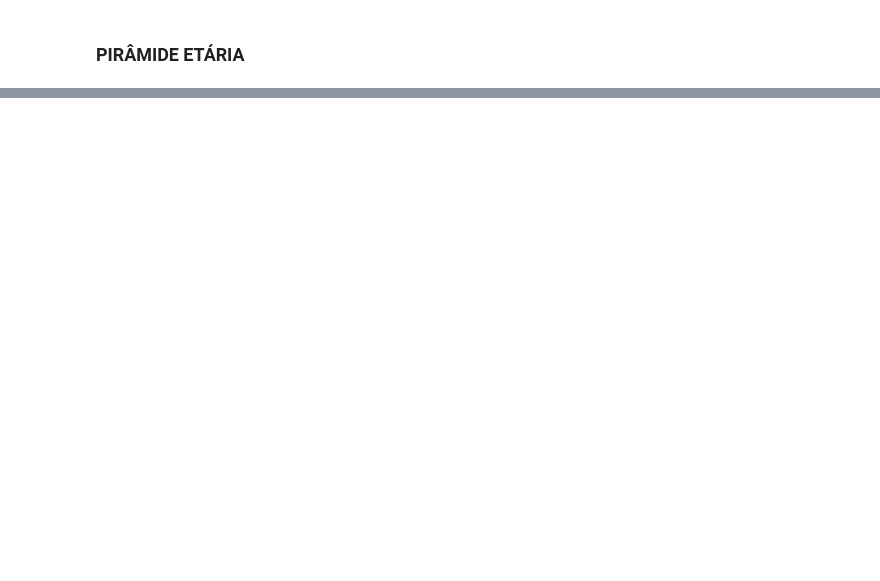
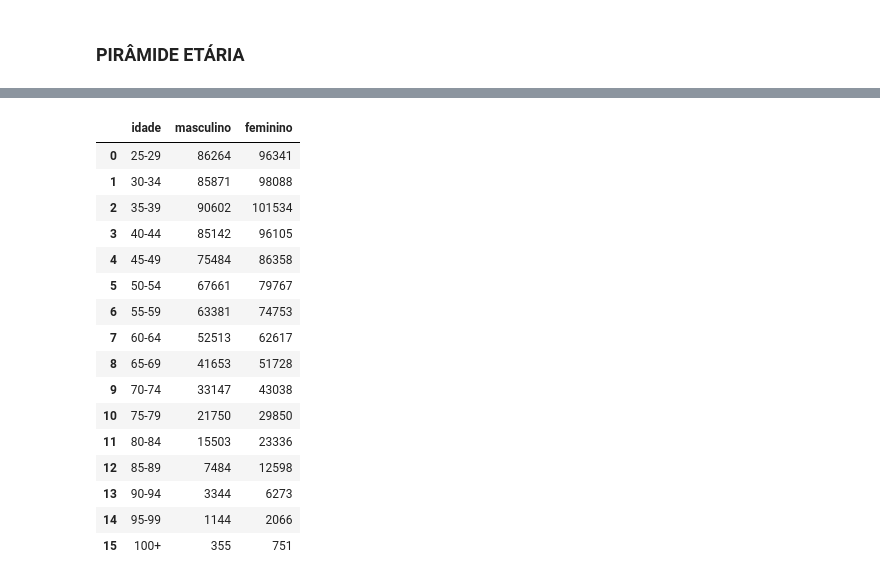
Before and after one commit to maxbarbosa/data-science-final-project, a Jupyter notebook: pir_etaria_n_analise_temporal.ipynb, the cells around one changed output, grey strips where cells are left out. Cells and saved outputs as stored; diff of their text form; code cells hidden in the pictures; blank space fills up the shorter version.

```diff
--- a/pir_etaria_n_analise_temporal.ipynb
+++ b/pir_etaria_n_analise_temporal.ipynb
@@ -48,17 +76,17 @@ len(vax_df.paciente_id)
 # %%
 pir_list = []
 # %%
-for i in range(0, 101, 5):
+for i in range(25, 101, 5):
     pir_dict = {}
 
     if i == 100:
         pir_dict['Age'] = '100+'
-        gender_count = vax_df.loc[vax_df.paciente_idade >= 100].value_counts('paciente_enumSexoBiologico')
+        gender_count = etaria_df.loc[etaria_df.paciente_idade >= 100].value_counts('paciente_enumSexoBiologico')
 
     else:
         ind = f'{i}-{i + 4}'
         pir_dict['Age'] = ind
-        gender_count = vax_df.loc[vax_df.paciente_idade.isin(range(i, i + 5))].value_counts('paciente_enumSexoBiologico')
+        gender_count = etaria_df.loc[etaria_df.paciente_idade.isin(range(i, i + 5))].value_counts('paciente_enumSexoBiologico')
 
     pir_dict['M'] = gender_count['M']
     pir_dict['F'] = gender_count['F']
@@ -66,5 +94,25 @@ for i in range(0, 101, 5):
     pir_list.append(pir_dict)
 # %%
 pir_df = pd.DataFrame(pir_list)
-# %%
-pir_df.columns = ['Idade', 'Masculino', 'Feminino']
+# %%
+pir_df.columns = ['idade', 'masculino', 'feminino']
+# %%
+pir_df
+# %% [output]
+|  | idade | masculino | feminino |
+| 0 | 25-29 | 86264 | 96341 |
+| 1 | 30-34 | 85871 | 98088 |
+| 2 | 35-39 | 90602 | 101534 |
+| 3 | 40-44 | 85142 | 96105 |
+| 4 | 45-49 | 75484 | 86358 |
+| 5 | 50-54 | 67661 | 79767 |
+| 6 | 55-59 | 63381 | 74753 |
+| 7 | 60-64 | 52513 | 62617 |
+| 8 | 65-69 | 41653 | 51728 |
+| 9 | 70-74 | 33147 | 43038 |
+| 10 | 75-79 | 21750 | 29850 |
+| 11 | 80-84 | 15503 | 23336 |
+| 12 | 85-89 | 7484 | 12598 |
+| 13 | 90-94 | 3344 | 6273 |
+| 14 | 95-99 | 1144 | 2066 |
+| 15 | 100+ | 355 | 751 |
```
Also changed, not shown: parts of 20 cells of this notebook, 2 other files.
